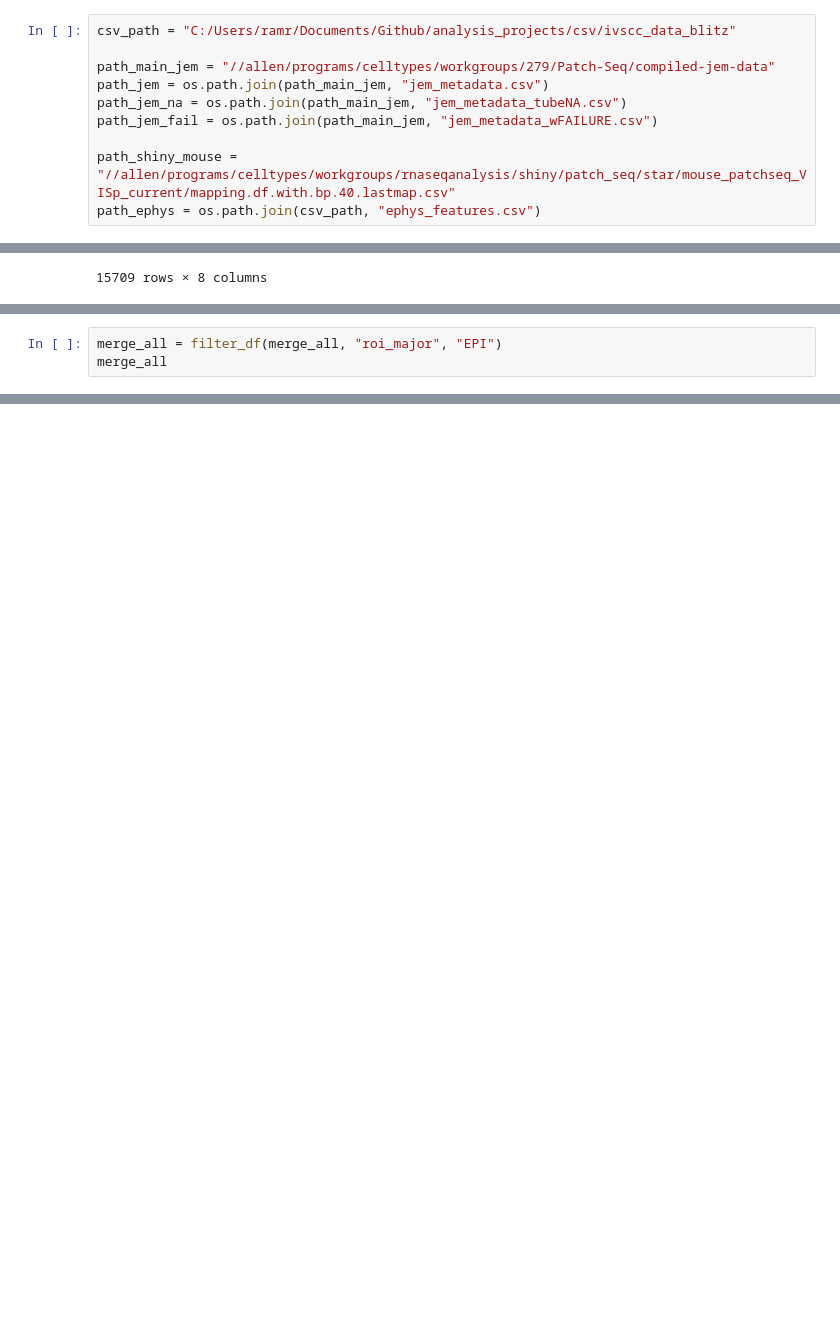
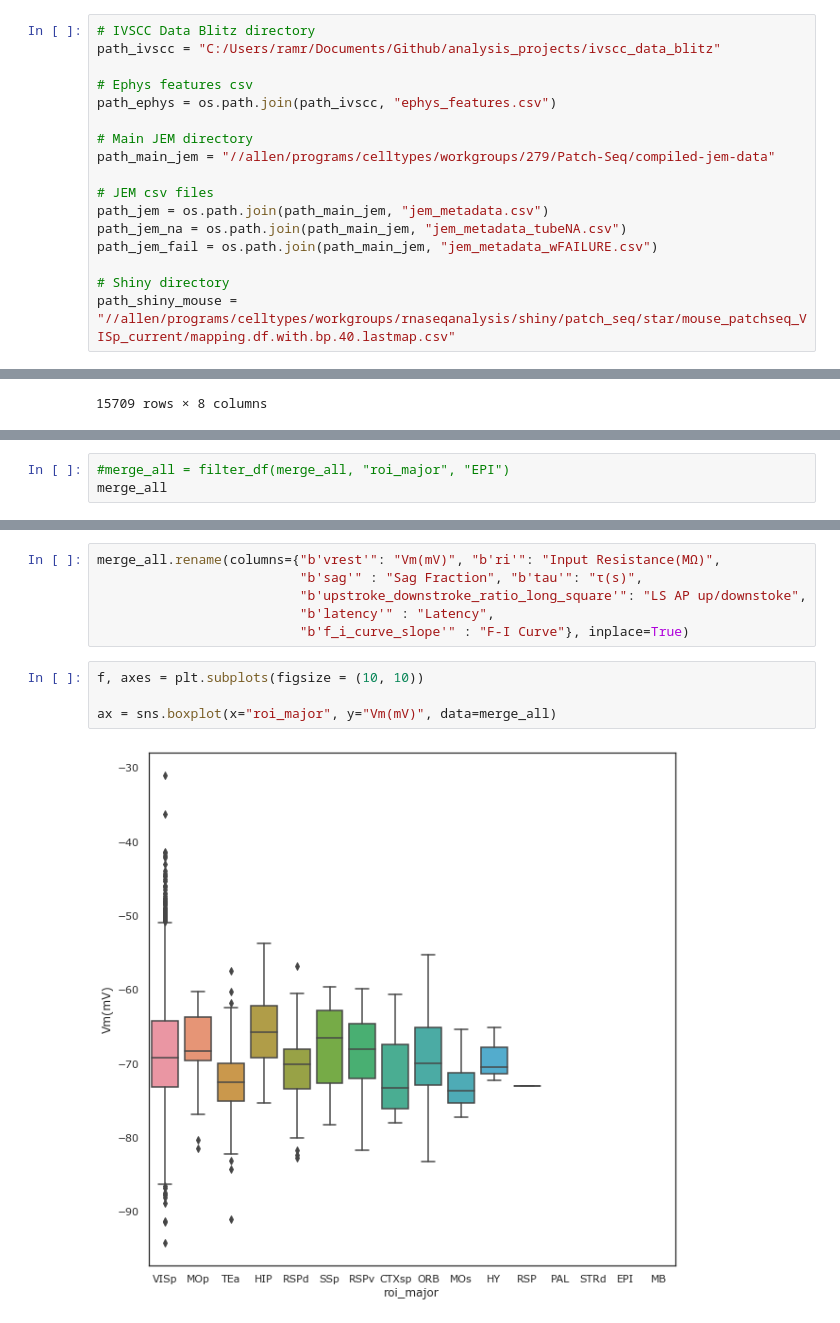
Before and after one commit to ramr24/Personal, a Jupyter notebook: ivscc_data_blitz/data_blitz_ephys_features.ipynb, the cells around one changed output, grey strips where cells are left out. Drawn from its saved outputs; the diff is of its cells as text; blank space fills up the shorter version.

```diff
--- a/ivscc_data_blitz/data_blitz_ephys_features.ipynb
+++ b/ivscc_data_blitz/data_blitz_ephys_features.ipynb
@@ -20,13 +25,20 @@ pd.set_option('display.max_columns', None)
 # %%
-csv_path = "C:/Users/ramr/Documents/Github/analysis_projects/csv/ivscc_data_blitz"
+# IVSCC Data Blitz directory
+path_ivscc = "C:/Users/ramr/Documents/Github/analysis_projects/ivscc_data_blitz"
 
+# Ephys features csv
+path_ephys = os.path.join(path_ivscc, "ephys_features.csv")
+
+# Main JEM directory
 path_main_jem = "//allen/programs/celltypes/workgroups/279/Patch-Seq/compiled-jem-data"
+
+# JEM csv files
 path_jem = os.path.join(path_main_jem, "jem_metadata.csv")
 path_jem_na = os.path.join(path_main_jem, "jem_metadata_tubeNA.csv")
 path_jem_fail = os.path.join(path_main_jem, "jem_metadata_wFAILURE.csv")
 
+# Shiny directory
 path_shiny_mouse = "//allen/programs/celltypes/workgroups/rnaseqanalysis/shiny/patch_seq/star/mouse_patchseq_VISp_current/mapping.df.with.bp.40.lastmap.csv"
-path_ephys = os.path.join(csv_path, "ephys_features.csv")
 # %%
 fields_jem = ["name", "date", "organism_name", "container", "rigOperator", "status", "roi_major", "roi_minor"]
 fields_ephys = ["b'name'", "b'vrest'", "b'ri'", "b'sag'", "b'tau'",
@@ -75,4 +117,4 @@ array(['VISp', 'MOp', 'TEa', 'HIP', 'RSPd', 'SSp', 'RSPv', 'CTXsp', 'ORB',
 # %%
-merge_all = filter_df(merge_all, "roi_major", "EPI")
+#merge_all = filter_df(merge_all, "roi_major", "EPI")
 merge_all
 # %% [output]
@@ -96,0 +134,12 @@ INFO:temp_funcs:Filtered dataframe based on roi_major == EPI
+# %%
+merge_all.rename(columns={"b'vrest'": "Vm(mV)", "b'ri'": "Input Resistance(MΩ)",
+                          "b'sag'" : "Sag Fraction", "b'tau'": "τ(s)",
+                          "b'upstroke_downstroke_ratio_long_square'": "LS AP up/downstoke",
+                          "b'latency'" : "Latency",
+                          "b'f_i_curve_slope'" : "F-I Curve"}, inplace=True)
+# %%
+f, axes = plt.subplots(figsize = (10, 10))
+
+ax = sns.boxplot(x="roi_major", y="Vm(mV)", data=merge_all)
+# %% [output]
+[figure, added]
```
Also changed, not shown: parts of 14 cells of this notebook, 2 other files.
